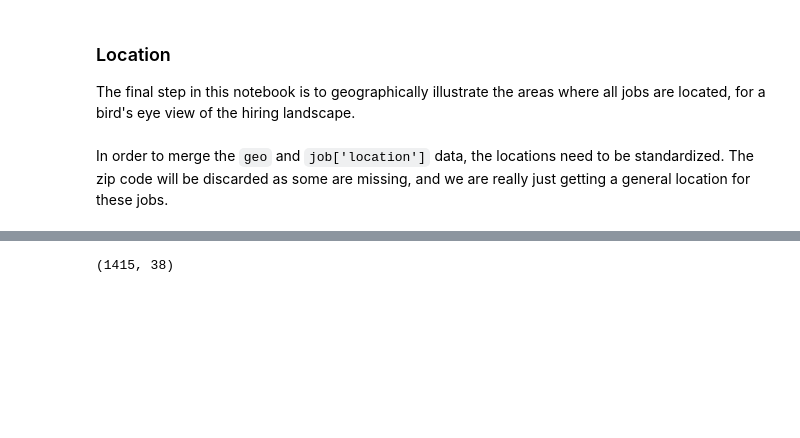
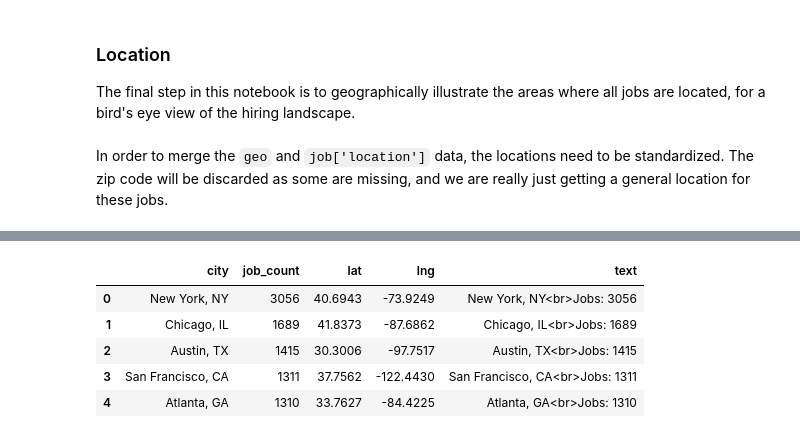
Before and after one commit to jose-marquez89/tech-job-landscape, a Jupyter notebook: python_scrape/jobs_explore.ipynb, the cells around one changed output, grey strips where cells are left out. Cells and saved outputs as stored; diff of their text form; code cells hidden in the pictures; blank space fills up the shorter version.

```diff
--- a/python_scrape/jobs_explore.ipynb
+++ b/python_scrape/jobs_explore.ipynb
@@ -647,4 +644,0 @@ loc_labels = jobs_geo[jobs_geo['lat'].notnull()]['location_label'].value_counts(
-# %%
-jobs_geo[jobs_geo['location_label'] == "Austin, TX"].shape
-# %% [output]
-(1415, 38)
@@ -651,3 +663,13 @@ jobs_geo[jobs_geo['location_label'] == "Austin, TX"].shape
+# %%
+map_df['text'] = map_df['city'] + '<br>Jobs: ' + map_df['job_count'].astype(str)
+map_df.head()
+# %% [output]
+|  | city | job_count | lat | lng | text |
+| 0 | New York, NY | 3056 | 40.6943 | -73.9249 | New York, NY<br>Jobs: 3056 |
+| 1 | Chicago, IL | 1689 | 41.8373 | -87.6862 | Chicago, IL<br>Jobs: 1689 |
+| 2 | Austin, TX | 1415 | 30.3006 | -97.7517 | Austin, TX<br>Jobs: 1415 |
+| 3 | San Francisco, CA | 1311 | 37.7562 | -122.4430 | San Francisco, CA<br>Jobs: 1311 |
+| 4 | Atlanta, GA | 1310 | 33.7627 | -84.4225 | Atlanta, GA<br>Jobs: 1310 |
 # %%
 # THIS IS JUST A PLOTLY SAMPLE
 
```
Also changed, not shown: parts of 7 cells of this notebook.
